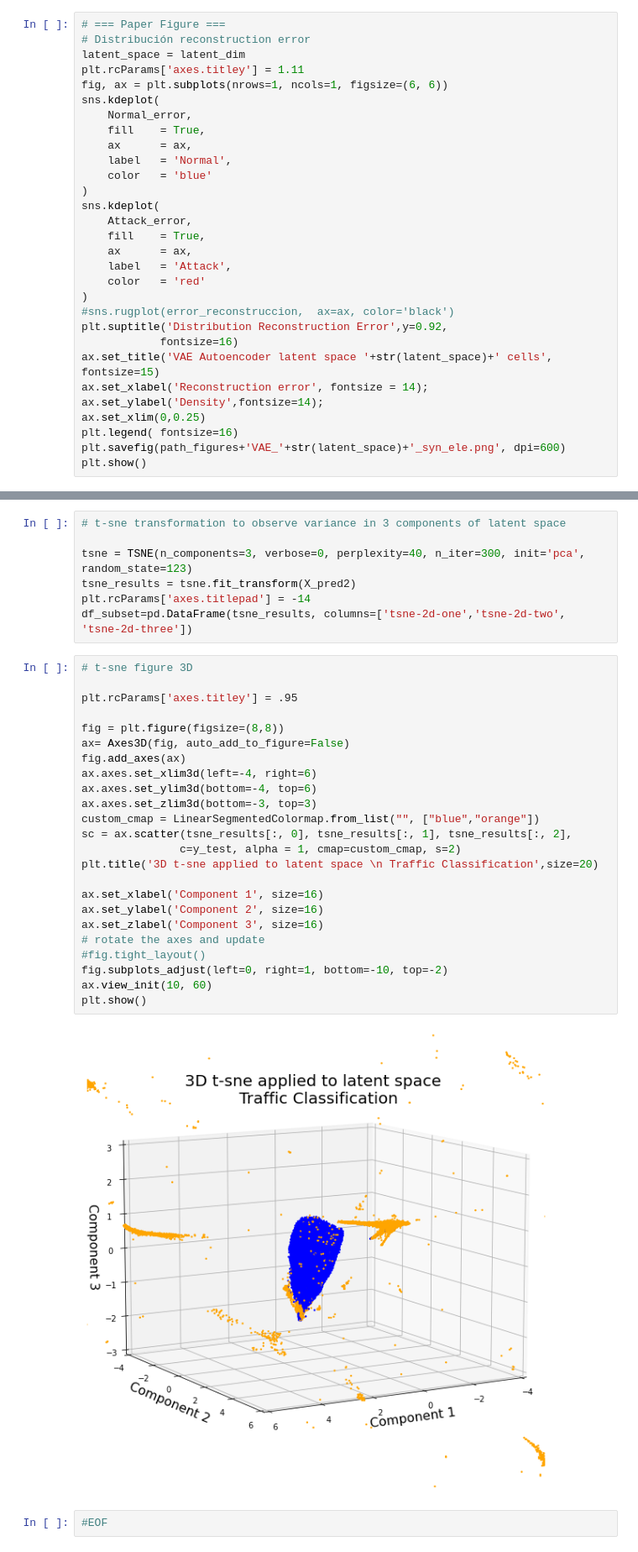
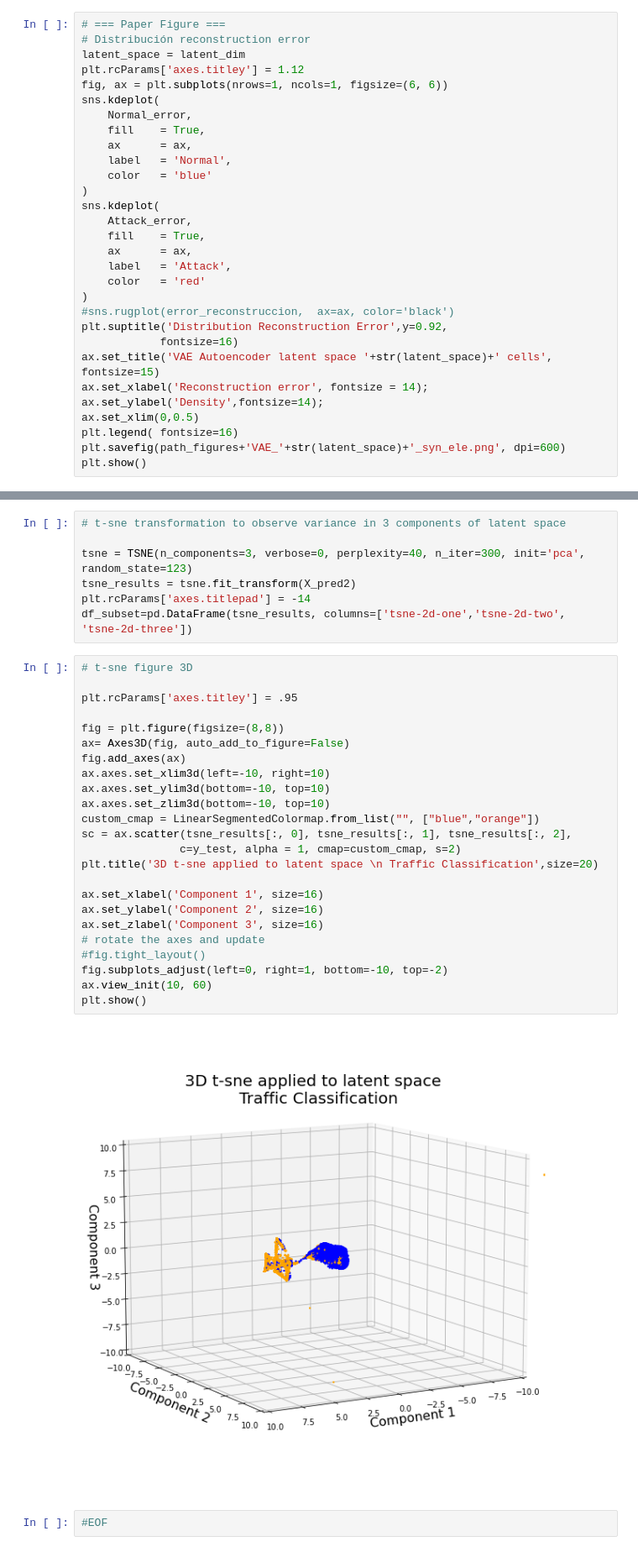
Before and after one commit to castorgit/Autoencoders, a Jupyter notebook: VAE_Ele_Syn_16_v02.ipynb, the cells around one changed output, grey strips where cells are left out. Shown: that part at 84% size. Saved outputs shown, nothing was run; the diff lists cells and outputs as text.

```diff
--- a/VAE_Ele_Syn_16_v02.ipynb
+++ b/VAE_Ele_Syn_16_v02.ipynb
@@ -476,7 +476,7 @@ plt.show()
 # === Paper Figure ===
 # Distribución reconstruction error
 latent_space = latent_dim
-plt.rcParams['axes.titley'] = 1.11
+plt.rcParams['axes.titley'] = 1.12
 fig, ax = plt.subplots(nrows=1, ncols=1, figsize=(6, 6))
 sns.kdeplot(
     Normal_error,
@@ -498,7 +498,7 @@ plt.suptitle('Distribution Reconstruction Error',y=0.92,
 ax.set_title('VAE Autoencoder latent space '+str(latent_space)+' cells', fontsize=15)
 ax.set_xlabel('Reconstruction error', fontsize = 14);
 ax.set_ylabel('Density',fontsize=14);
-ax.set_xlim(0,0.25)
+ax.set_xlim(0,0.5)
 plt.legend( fontsize=16)
 plt.savefig(path_figures+'VAE_'+str(latent_space)+'_syn_ele.png', dpi=600)
 plt.show()
@@ -545,28 +545,28 @@ df_subset=pd.DataFrame(tsne_results, columns=['tsne-2d-one','tsne-2d-two', 'tsne
 # %%
 # t-sne figure 3D
 
 plt.rcParams['axes.titley'] = .95
 
 fig = plt.figure(figsize=(8,8))
 ax= Axes3D(fig, auto_add_to_figure=False)
 fig.add_axes(ax)
-ax.axes.set_xlim3d(left=-4, right=6)
-ax.axes.set_ylim3d(bottom=-4, top=6)
-ax.axes.set_zlim3d(bottom=-3, top=3)
+ax.axes.set_xlim3d(left=-10, right=10)
+ax.axes.set_ylim3d(bottom=-10, top=10)
+ax.axes.set_zlim3d(bottom=-10, top=10)
 custom_cmap = LinearSegmentedColormap.from_list("", ["blue","orange"])
 sc = ax.scatter(tsne_results[:, 0], tsne_results[:, 1], tsne_results[:, 2],
                c=y_test, alpha = 1, cmap=custom_cmap, s=2)
 plt.title('3D t-sne applied to latent space \n Traffic Classification',size=20)
 
 ax.set_xlabel('Component 1', size=16)
 ax.set_ylabel('Component 2', size=16)
 ax.set_zlabel('Component 3', size=16)
 # rotate the axes and update
 #fig.tight_layout()
 fig.subplots_adjust(left=0, right=1, bottom=-10, top=-2)
 ax.view_init(10, 60)
 plt.show()
 # %% [output]
-[figure, old version]
+[figure, new version]
 # %%
 #EOF
```
Also changed, not shown: parts of 14 cells of this notebook, 3 other files.
